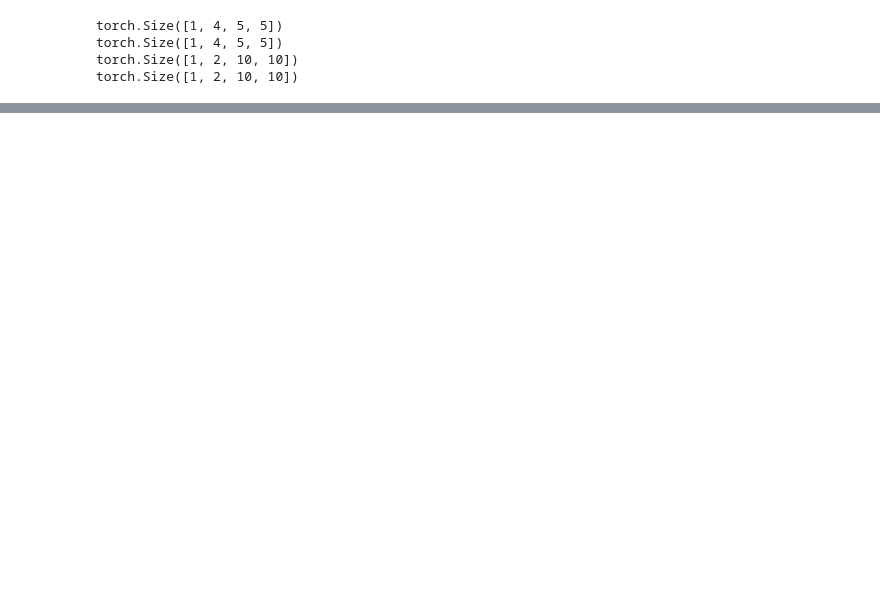
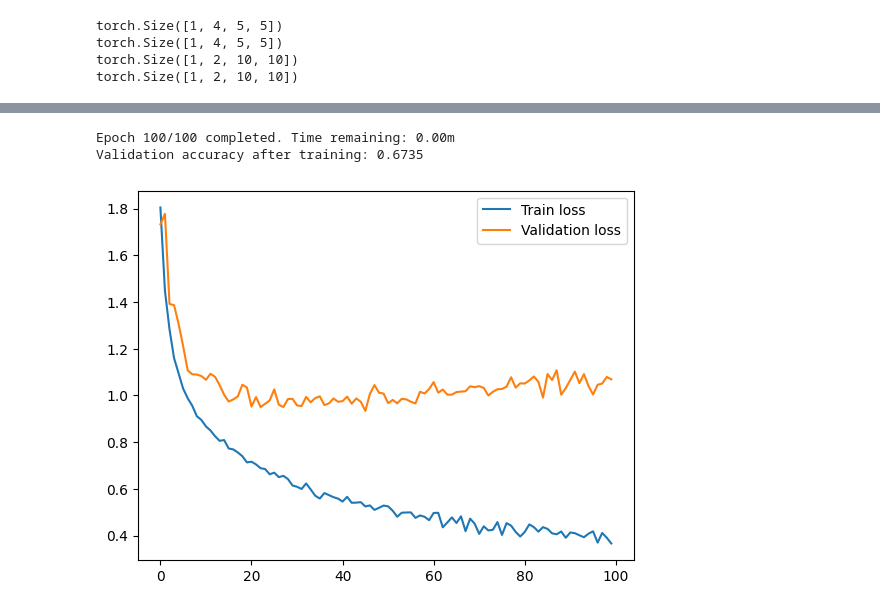
Before and after one commit to xpomea/onu_dl_course, a Jupyter notebook: lab5.ipynb, the cells around one changed output, grey strips where cells are left out. Drawn from its saved outputs; the diff is of its cells as text; code cells hidden in the pictures; blank space fills up the shorter version.

Commit message:
ResNet and tests

```diff
--- a/lab5.ipynb
+++ b/lab5.ipynb
@@ -98,7 +113,15 @@ torch.Size([1, 2, 10, 10])
 torch.Size([1, 2, 10, 10])
 # %%
 class ResidualLayer(nn.Module):
-    def __init__(self, block_type: str, n_blocks, in_channels: int, out_channels: Optional[int] = None, activations: List[str] | str = 'relu'):
+    def __init__(
+            self,
+            block_type: str,
+            n_blocks: int,
+            in_channels: int,
+            out_channels: Optional[int] = None,
+            activations: List[str] | str = 'relu',
+            stride=2
+    ) -> None:
         super(ResidualLayer, self).__init__()
 
         if not isinstance(activations, List):
@@ -106,12 +129,12 @@ class ResidualLayer(nn.Module):
         if len(activations) != n_blocks:
             raise Exception('Not enough activations')
 
-        out_channels = out_channels or in_channels * 2
+        out_channels = out_channels or in_channels
 
-        self.block1 = ResidualBlock(block_type, in_channels, out_channels, stride=2, activations=activations[0])
+        self.block1 = ResidualBlock(block_type, in_channels, out_channels, stride=stride, activations=activations[0])
         self.same_blocks = nn.Sequential(*[ResidualBlock(block_type, out_channels, activations=activations[i]) for i in range(1, n_blocks)])
 
-    def forward(self, x):
+    def forward(self, x: torch.Tensor) -> torch.Tensor:
         x = self.block1(x)
         x = self.same_blocks(x)
         return x
@@ -136,0 +343,6 @@ ResidualLayer(
+# %%
+test_model(ResNet(train_X[0].shape, architecture=18).to(device))
+# %% [output]
+Epoch 100/100 completed. Time remaining: 0.00m
+Validation accuracy after training: 0.6735
+[figure, added]
```
Also changed, not shown: parts of 14 cells of this notebook.
